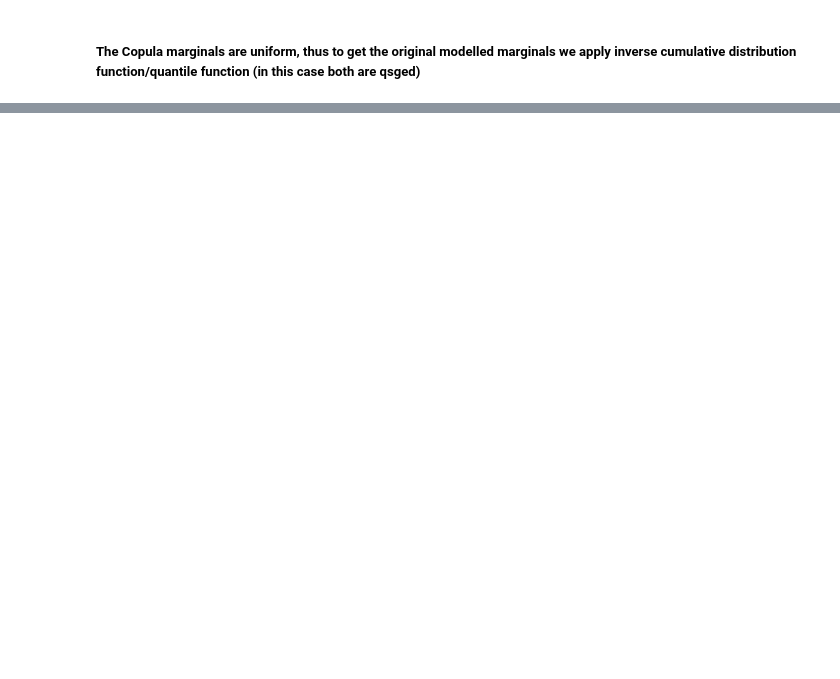
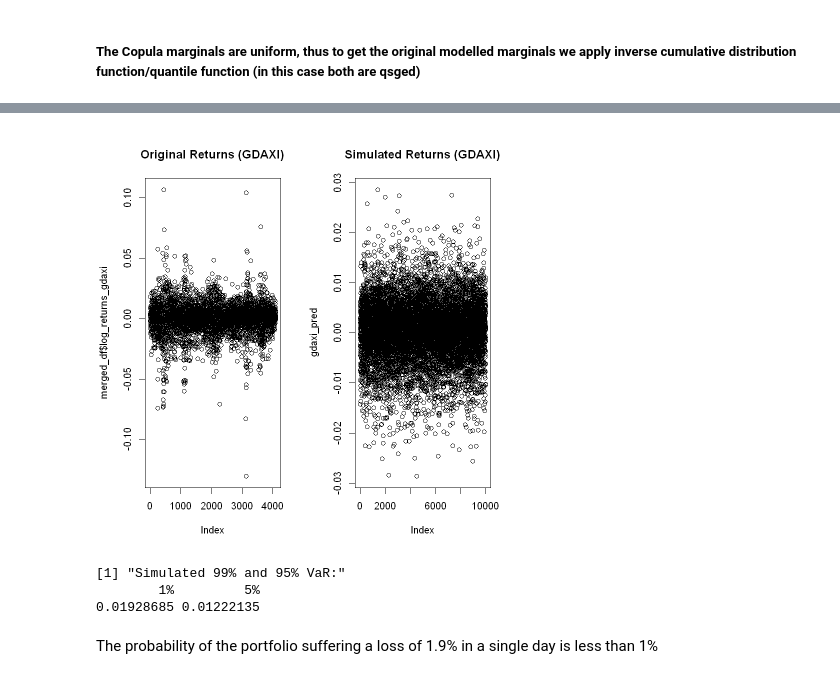
Before and after one commit to Zaki171/VaR-using-Copulas, a Jupyter notebook: VaR_Analysis.ipynb, the cells around one changed output, grey strips where cells are left out. Drawn from its saved outputs; the diff is of its cells as text; code cells hidden in the pictures; blank space fills up the shorter version.

```diff
--- a/VaR_Analysis.ipynb
+++ b/VaR_Analysis.ipynb
@@ -599,0 +560,10 @@ plot(n225_pred, main="Simulated Returns")
+# %%
+gdaxi_sigmas <- best_model_gdaxi@sigma.t
+gdaxi_res <- best_model_gdaxi@residuals
+gdaxi_model_args <- best_model_gdaxi@fit$par
+# %%
+gdaxi_sigma_t <- sum (gdaxi_model_args[c('omega', 'alpha1', 'beta1')] * c(1, tail(gdaxi_res^2, 1), tail(gdaxi_sigmas^2, 1)))
+# %%
+const_term_gdaxi <- gdaxi_model_args['mu']
+gdaxi_pred <- const_term_gdaxi + gdaxi_sigma_t^(0.5)*res_gdaxi_sim #final equation
+gdaxi_pred
@@ -599,0 +588,6 @@ plot(n225_pred, main="Simulated Returns")
+# %%
+par(mfrow = c(1, 2))
+plot(merged_df$log_returns_gdaxi, main="Original Returns (GDAXI)")
+plot(gdaxi_pred, main="Simulated Returns (GDAXI)")
+# %% [output]
+[figure, added]
@@ -599,0 +596,10 @@ plot(n225_pred, main="Simulated Returns")
+# %%
+SimulatedVAR <- -quantile(SimulatedPortfolio, c(0.01, 0.05))
+print("Simulated 99% and 95% VaR:")
+print(SimulatedVAR)
+# %% [output]
+[1] "Simulated 99% and 95% VaR:"
+        1%         5%
+0.01928685 0.01222135
+# %% [markdown]
+The probability of the portfolio suffering a loss of 1.9% in a single day is less than 1%
```
Also changed, not shown: parts of 35 cells of this notebook.
